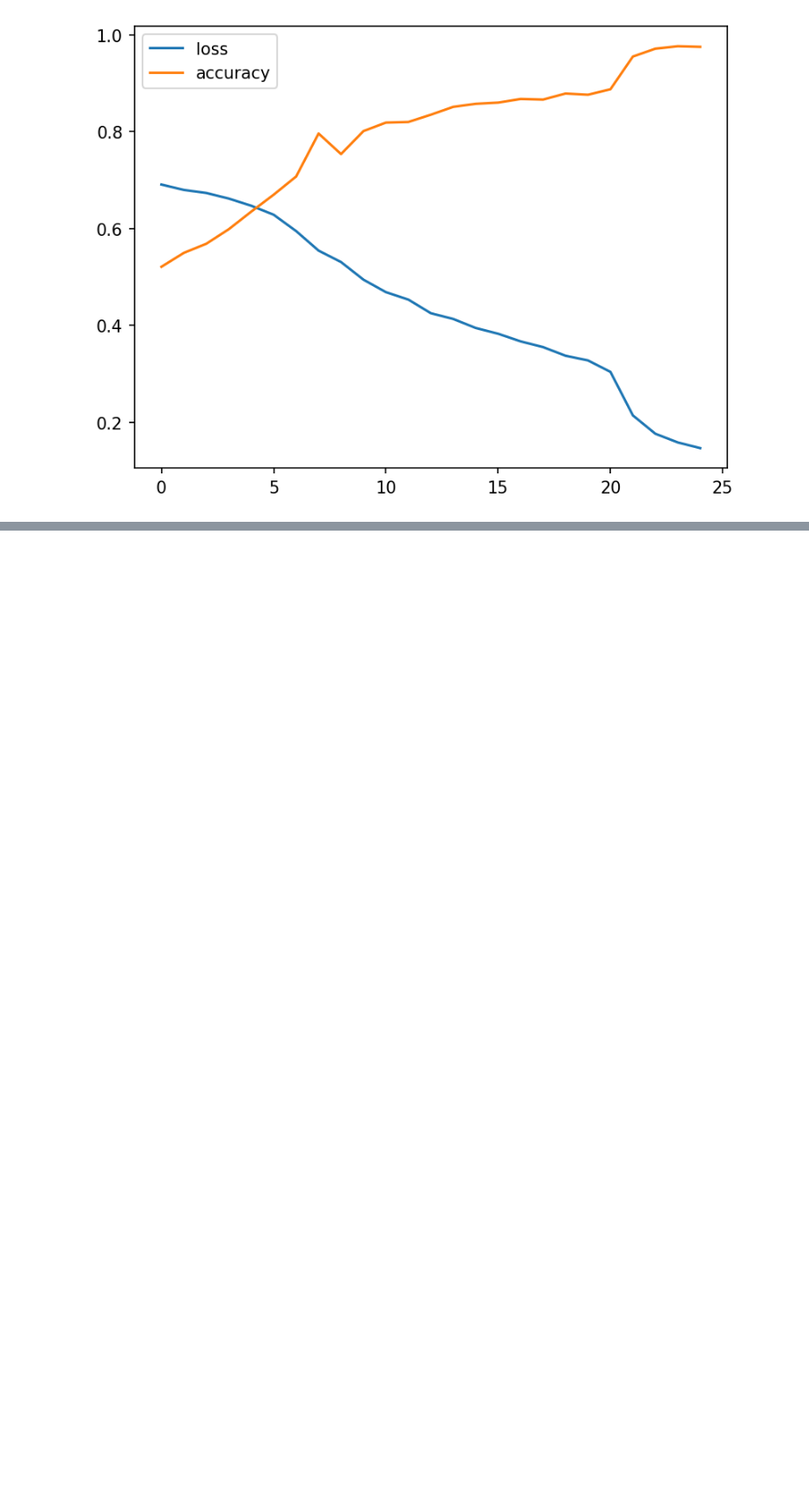
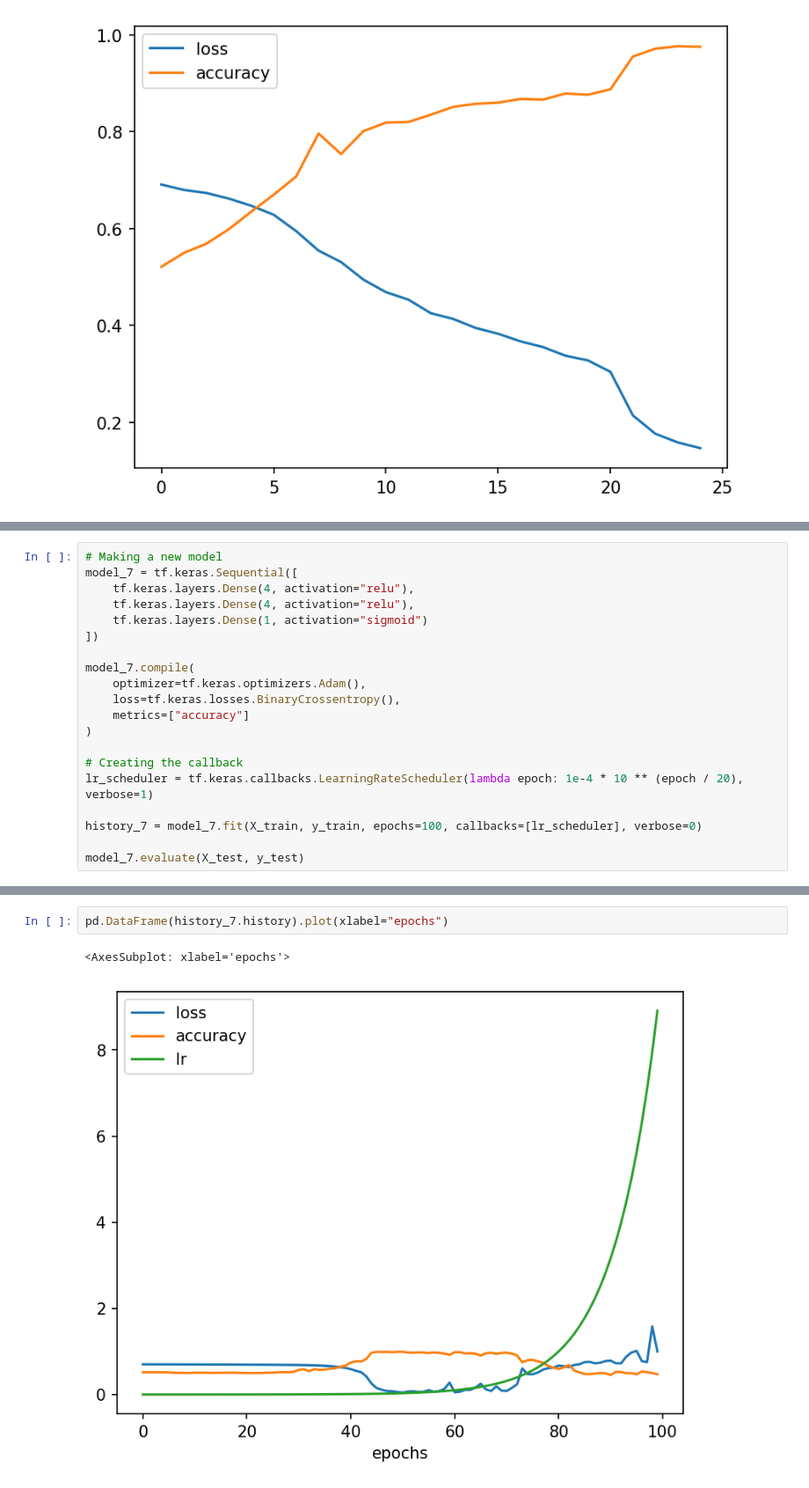
Before and after one commit to kshipra-jadav/ZTM-DeepLearning, a Jupyter notebook: Neural Network Classification/neural_network_classification_with_tf.ipynb, the cells around one changed output, grey strips where cells are left out. Shown at 88% size. Saved outputs shown, nothing was run; the diff lists cells and outputs as text; blank space fills up the shorter version.

Commit message:
finish finding the best learning rate

```diff
--- a/Neural Network Classification/neural_network_classification_with_tf.ipynb
+++ b/Neural Network Classification/neural_network_classification_with_tf.ipynb
@@ -354,0 +361,20 @@ pd.DataFrame(history.history).plot()
+# %%
+# Making a new model
+model_7 = tf.keras.Sequential([
+    tf.keras.layers.Dense(4, activation="relu"),
+    tf.keras.layers.Dense(4, activation="relu"),
+    tf.keras.layers.Dense(1, activation="sigmoid")
+])
+
+model_7.compile(
+    optimizer=tf.keras.optimizers.Adam(),
+    loss=tf.keras.losses.BinaryCrossentropy(),
+    metrics=["accuracy"]
+)
+
+# Creating the callback
+lr_scheduler = tf.keras.callbacks.LearningRateScheduler(lambda epoch: 1e-4 * 10 ** (epoch / 20), verbose=1)
+
+history_7 = model_7.fit(X_train, y_train, epochs=100, callbacks=[lr_scheduler], verbose=0)
+
+model_7.evaluate(X_test, y_test)
@@ -354,0 +400,5 @@ pd.DataFrame(history.history).plot()
+# %%
+pd.DataFrame(history_7.history).plot(xlabel="epochs")
+# %% [output]
+<AxesSubplot: xlabel='epochs'>
+[figure, added]
```
Also changed, not shown: parts of 3 cells of this notebook.
